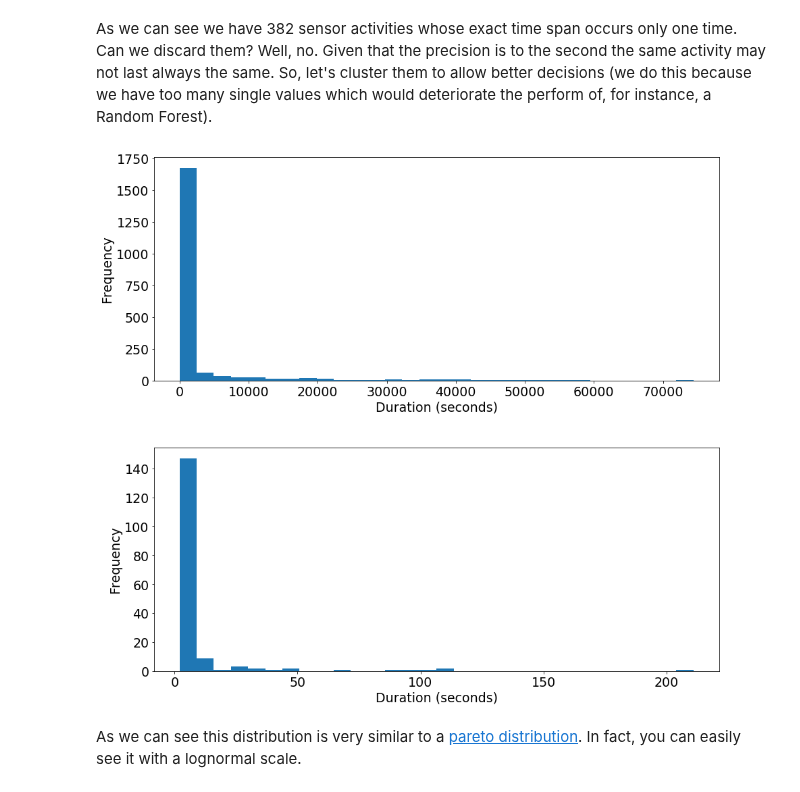
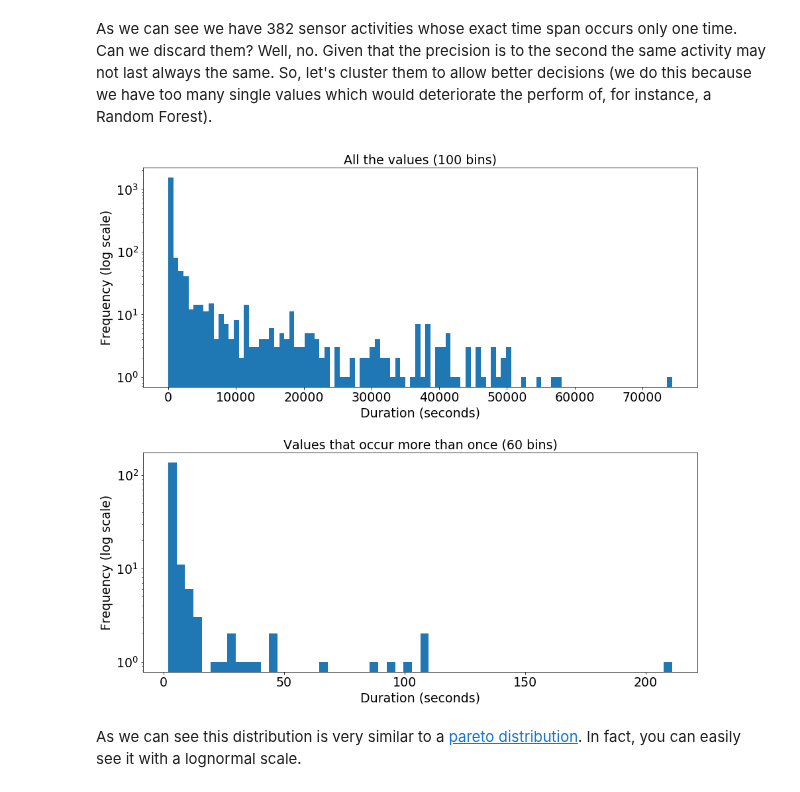
Before and after one commit to antonio-ramadas/upis, a Jupyter notebook: notebooks/DiscretizeData-MIT2.ipynb, the cells around one changed output. Saved outputs shown, nothing was run; the diff lists cells and outputs as text; code cells hidden in the pictures.

Commit message:
Add log scale to the first plot in MIT 1 and 2

```diff
--- a/notebooks/DiscretizeData-MIT2.ipynb
+++ b/notebooks/DiscretizeData-MIT2.ipynb
@@ -117,24 +117,27 @@ As we can see we have 382 sensor activities whose exact time span occurs only on
 # %%
 n_bins = 30
 
 plt.figure(figsize=(15,14))
 
 plt.subplots_adjust(hspace=0.3)
 
-plt.subplot(2,1,1)
+n_bins = 100
+ax = plt.subplot(2,1,1)
+plt.title(f'All the values ({n_bins} bins)')
 #plt.title(f'This is what the data looks like if we have {n_bins} bins')
 plt.xlabel('Duration (seconds)')
-plt.ylabel('Frequency')
-plt.hist(duration_seconds, bins=n_bins)
+plt.ylabel('Frequency (log scale)')
+plt.hist(duration_seconds, bins=n_bins, log=True)
 
+n_bins = 60
 plt.subplot(2,1,2)
-#plt.title('And if we ignore the values that happen only once, then it looks like this (notice that both axis changed)')
+plt.title(f'Values that occur more than once ({n_bins} bins)')
 plt.xlabel('Duration (seconds)')
-plt.ylabel('Frequency')
-plt.hist(frequency_bigger_than(1), bins=n_bins)
+plt.ylabel('Frequency (log scale)')
+plt.hist(frequency_bigger_than(1), bins=n_bins, log=True)
 plt.ioff()
 # %% [output]
-[figure, old version]
+[figure, new version]
 # %% [markdown]
 As we can see this distribution is very similar to a [pareto distribution](https://en.wikipedia.org/wiki/Pareto_distribution). In fact, you can easily see it with a lognormal scale.
 # %%
```
Also changed, not shown: 1 other file.
